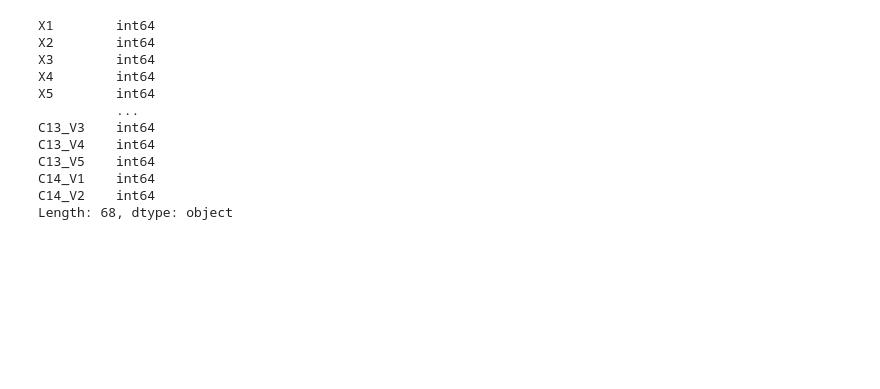
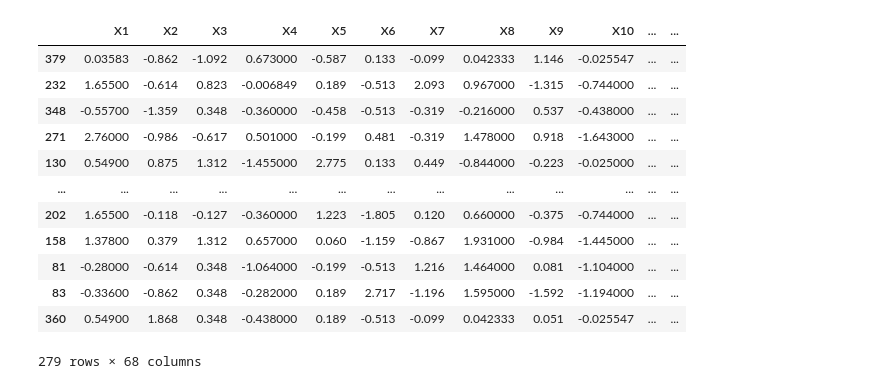
Before and after one commit to BSSB33/machine_learning, a Jupyter notebook: Semester project - ML challenge/code.ipynb, the cells around one changed output. Drawn from its saved outputs; the diff is of its cells as text; code cells hidden in the pictures; blank space fills up the shorter version.

```diff
--- a/Semester project - ML challenge/code.ipynb
+++ b/Semester project - ML challenge/code.ipynb
@@ -55,17 +62,19 @@ encoded_df = pd.get_dummies(df).astype('int64')
 # %%
 encoded_df.to_csv("export.csv", index=False)
 # %%
-X_train, X_test, y_train, y_test = train_test_split(encoded_df, labels, test_size=0.3)
+X_train, X_test, y_train, y_test = train_test_split(encoded_df, target, test_size=0.3)
+X_train
 # %% [output]
+|  | X1 | X2 | X3 | X4 | X5 | X6 | X7 | X8 | X9 | X10 | ... | ... |
+| 379 | 0.03583 | -0.862 | -1.092 | 0.673000 | -0.587 | 0.133 | -0.099 | 0.042333 | 1.146 | -0.025547 | ... | ... |
+| 232 | 1.65500 | -0.614 | 0.823 | -0.006849 | 0.189 | -0.513 | 2.093 | 0.967000 | -1.315 | -0.744000 | ... | ... |
+| 348 | -0.55700 | -1.359 | 0.348 | -0.360000 | -0.458 | -0.513 | -0.319 | -0.216000 | 0.537 | -0.438000 | ... | ... |
+| 271 | 2.76000 | -0.986 | -0.617 | 0.501000 | -0.199 | 0.481 | -0.319 | 1.478000 | 0.918 | -1.643000 | ... | ... |
+| 130 | 0.54900 | 0.875 | 1.312 | -1.455000 | 2.775 | 0.133 | 0.449 | -0.844000 | -0.223 | -0.025000 | ... | ... |
+| ... | ... | ... | ... | ... | ... | ... | ... | ... | ... | ... | ... | ... |
+| 202 | 1.65500 | -0.118 | -0.127 | -0.360000 | 1.223 | -1.805 | 0.120 | 0.660000 | -0.375 | -0.744000 | ... | ... |
+| 158 | 1.37800 | 0.379 | 1.312 | 0.657000 | 0.060 | -1.159 | -0.867 | 1.931000 | -0.984 | -1.445000 | ... | ... |
+| 81 | -0.28000 | -0.614 | 0.348 | -1.064000 | -0.199 | -0.513 | 1.216 | 1.464000 | 0.081 | -1.104000 | ... | ... |
+| 83 | -0.33600 | -0.862 | 0.348 | -0.282000 | 0.189 | 2.717 | -1.196 | 1.595000 | -1.592 | -1.194000 | ... | ... |
+| 360 | 0.54900 | 1.868 | 0.348 | -0.438000 | 0.189 | -0.513 | -0.099 | 0.042333 | 0.051 | -0.025547 | ... | ... |
-X1        int64
-X2        int64
-X3        int64
-X4        int64
-X5        int64
-          ...
-C13_V3    int64
-C13_V4    int64
-C13_V5    int64
-C14_V1    int64
-C14_V2    int64
-Length: 68, dtype: object
+279 rows × 68 columns
```
Also changed, not shown: parts of 6 cells of this notebook.
